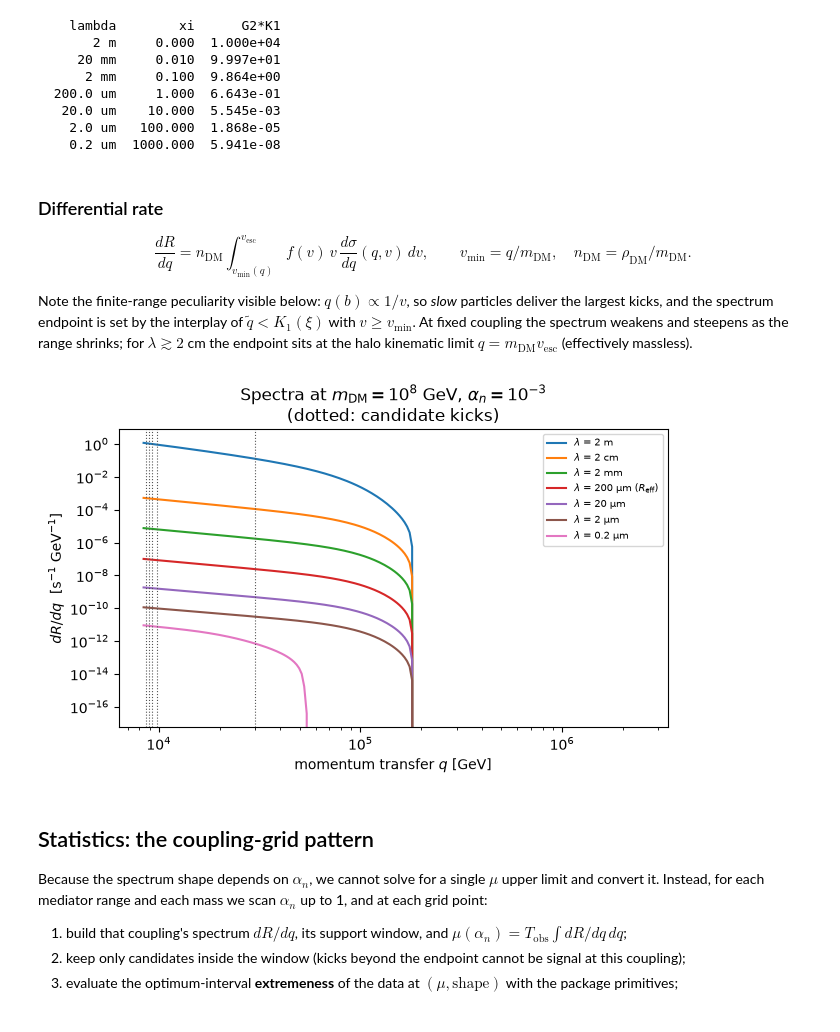
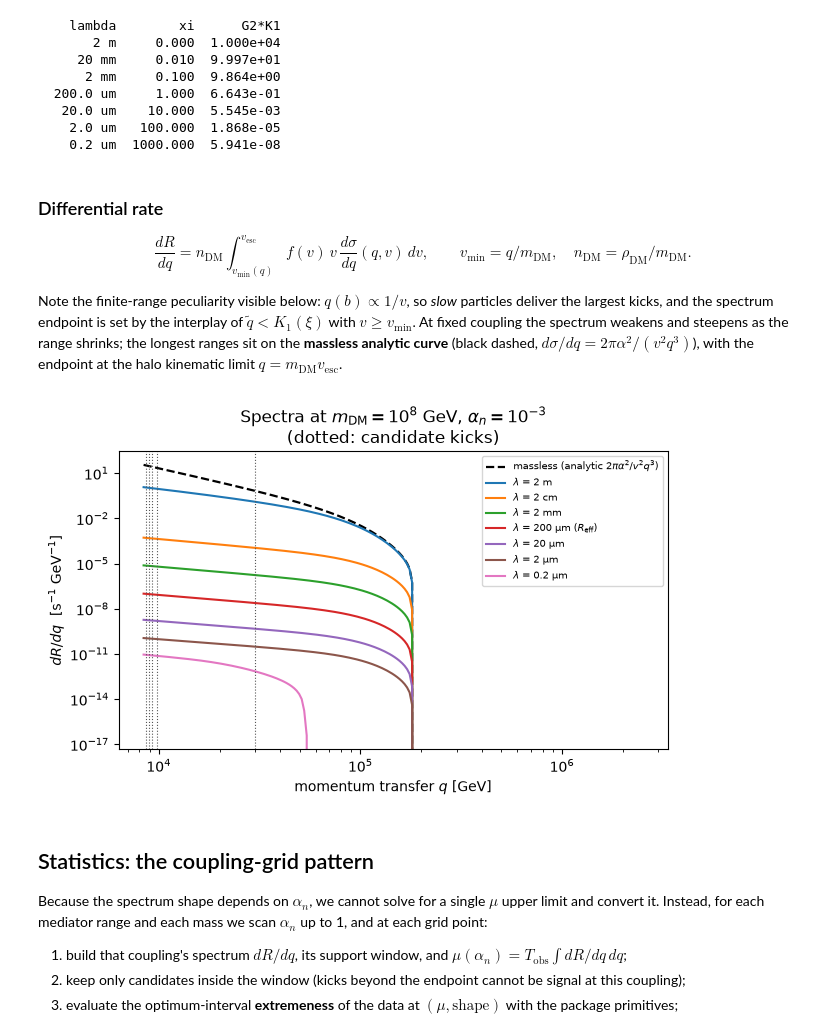
Before and after one commit to tunnell/optimum_interval, a Jupyter notebook: examples/uhdm_finite_range.ipynb, the cells around one changed output. Drawn from its saved outputs; the diff is of its cells as text; code cells hidden in the pictures.

Commit message:
Tutorial: massless analytic overlay (spectra + exclusion figure)

```diff
--- a/examples/uhdm_finite_range.ipynb
+++ b/examples/uhdm_finite_range.ipynb
@@ -204,6 +204,8 @@ for label, xs, _ in XSECS:
 
 def dsigma_dq(q, alpha, v, xs):
     # physical dsigma/dq in GeV^-3 (q in GeV, v in units of c); vectorized in v.
+    if xs is None:  # massless mediator: analytic projected Rutherford
+        return 2 * np.pi * alpha**2 / (v**2 * q**3)
     # Delta = ln(qt_max/qt) = ln(2 alpha G2 K1) - ln(q lambda v)
     delta = np.log(2 * alpha) + xs["ln_G2K1"] - np.log(q * xs["lamb_gev"] * v)
     ln_ds = xs["tab"](delta)
@@ -228,37 +230,40 @@ f(v)\, v\, \frac{d\sigma}{dq}(q, v)\, dv,
 Note the finite-range peculiarity visible below: $q(b)\propto 1/v$, so *slow*
 particles deliver the largest kicks, and the spectrum endpoint is set by the
 interplay of $\tilde q < K_1(\xi)$ with $v \ge v_\text{min}$. At fixed coupling
-the spectrum weakens and steepens as the range shrinks; for
-$\lambda \gtrsim 2$ cm the endpoint sits at the halo kinematic limit
-$q = m_\text{DM} v_\text{esc}$ (effectively massless).
+the spectrum weakens and steepens as the range shrinks; the longest ranges sit
+on the **massless analytic curve** (black dashed,
+$d\sigma/dq = 2\pi\alpha^2/(v^2 q^3)$), with the endpoint at the halo
+kinematic limit $q = m_\text{DM} v_\text{esc}$.
 # %%
 def drdq(qs, alpha_n, m_dm, xs):
     '''dR/dq in s^-1 GeV^-1 on the array qs.'''
     alpha = alpha_n * N_NEUTRONS
     n_dm = RHO_DM / m_dm
     out = np.zeros_like(qs)
     for i, q in enumerate(qs):
         v_min = q / m_dm
         if v_min >= VESC:
             continue
         vs = np.geomspace(max(v_min, 1e-6), VESC, 300)
         out[i] = np.trapezoid(n_dm * f_halo(vs) * vs * dsigma_dq(q, alpha, vs, xs), vs)
     return np.maximum(out, 0.0) * GEV_PER_S
 
 qs_plot = np.geomspace(Q_TH, 300 * Q_TH, 200)
 fig, ax = plt.subplots(figsize=(6.5, 4.2))
+ax.loglog(qs_plot, drdq(qs_plot, 1e-3, 1e8, None), "k--", lw=1.6,
+          label=r"massless (analytic $2\pi\alpha^2/v^2q^3$)")
 for label, xs, color in XSECS:
     ax.loglog(qs_plot, drdq(qs_plot, 1e-3, 1e8, xs), color=color, label=label)
 for q_ev in KICKS:
     ax.axvline(q_ev, color="#555555", lw=0.8, ls=":")
 ax.set_xlabel(r"momentum transfer $q$ [GeV]")
 ax.set_ylabel(r"$dR/dq$  [s$^{-1}$ GeV$^{-1}$]")
 ax.set_title(r"Spectra at $m_{\rm DM} = 10^8$ GeV, $\alpha_n = 10^{-3}$"
              "\n(dotted: candidate kicks)")
 ax.legend(fontsize=7)
 fig.tight_layout()
 # %% [output]
-[figure, old version]
+[figure, new version]
 # %% [markdown]
 ## Statistics: the coupling-grid pattern
 
```
Also changed, not shown: parts of 3 cells of this notebook, 1 other file.
